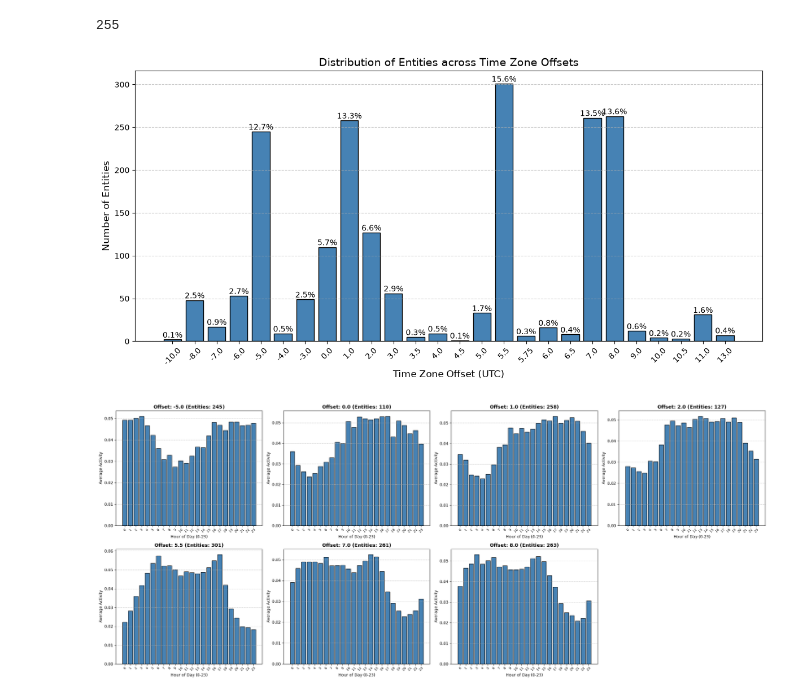
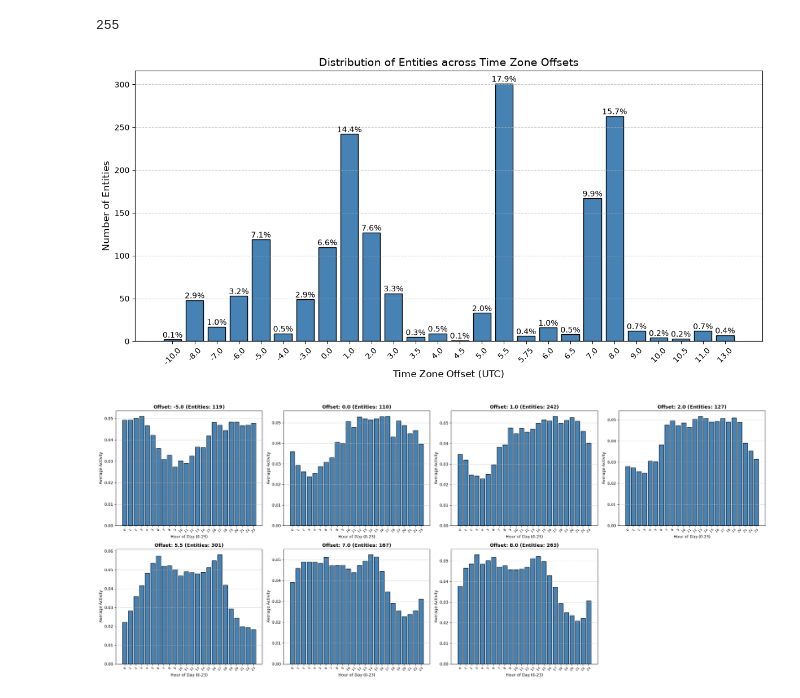
Before and after one commit to MatejDuk/btc_timezone_analysis, a Jupyter notebook: data_preprocessing/data_preprocessing.ipynb, the cells around one changed output. Saved outputs shown, nothing was run; the diff lists cells and outputs as text; code cells hidden in the pictures.

```diff
--- a/data_preprocessing/data_preprocessing.ipynb
+++ b/data_preprocessing/data_preprocessing.ipynb
@@ -290,6 +290,8 @@ db_final[db_final["mempool_entry_time"] >= "2022-02-27 21:09:19"].head()
 | 223 | 00199e8085e1d4a3349f2fafc60dbab9c... | 0 | 1GxAQsMTJf79Pxy7n3LTfZTDoJnhSYJ2FX | 2023-11-02 00:39:02 | 10.055118 | 1 | 2 | 0.011367 | Entity 4766 | ... |
 | 241 | 001caadfc549493dc4a88541940627a71... | 0 | 15X6dXyBBhEAUnzzuSKbRjCVhXG5jGpRSv | 2022-03-31 15:14:19 | 9.696237 | 2 | 2 | 0.046754 | Entity 661 | ... |
 | 343 | 002247ed71040442bcdf7d1f88c8d6266... | 0 | bc1qtuy8xfnap6l92288zmvgdmea2qmcm... | 2026-07-19 18:20:13 | 3.406475 | 1 | 3 | 0.010939 | Entity 2057 | ... |
+# %%
+db_final["summer_time"] = db_final["time_adjusted"].dt.month.between(4, 10).astype("int8")
 # %%
 len(db_final[db_final["mempool_entry_time"] >= "2022-02-27 21:09:19"])
 # %% [output]
@@ -439,0 +479,25 @@ df_wide.head()
+# %%
+# 1. Isolate the columns we need and pivot them side-by-side
+dst_pivot = table_summer_winter.pivot(
+    index="entity",
+    columns="summer_time",
+    values="min_5h_activity"
+)
+
+# 2. Drop users who do not have both summer (1) and winter (0) data
+dst_pivot = dst_pivot.dropna()
+
+# 3. Calculate the raw difference (Winter - Summer)
+dst_pivot["dst_shift"] = dst_pivot[0] - dst_pivot[1]
+
+# 4. Apply vectorized circular correction to handle midnight crossing
+dst_pivot.loc[dst_pivot["dst_shift"] > 12, "dst_shift"] -= 24
+dst_pivot.loc[dst_pivot["dst_shift"] < -12, "dst_shift"] += 24
+
+# 5. Clean up the final dataframe to merge back into your main feature set
+dst_features = dst_pivot[["dst_shift"]].reset_index()
+
+# Rename the column for clarity
+dst_features.columns.name = None
+
+dst_features.head()
@@ -442,6 +513,8 @@ table = table.merge(df_wide[["entity",
                              "0_weekday", "1_weekday", "2_weekday", "3_weekday", "4_weekday", "5_weekday", "6_weekday", "7_weekday", "8_weekday", "9_weekday", "10_weekday", "11_weekday", "12_weekday", "13_weekday", "14_weekday", "15_weekday", "16_weekday", "17_weekday", "18_weekday", "19_weekday", "20_weekday", "21_weekday", "22_weekday", "23_weekday",
                              "0_weekend", "1_weekend", "2_weekend", "3_weekend", "4_weekend", "5_weekend", "6_weekend", "7_weekend", "8_weekend", "9_weekend", "10_weekend", "11_weekend", "12_weekend", "13_weekend", "14_weekend", "15_weekend", "16_weekend", "17_weekend", "18_weekend", "19_weekend", "20_weekend", "21_weekend", "22_weekend", "23_weekend",
                              "total_weekday", "total_weekend"]], how = "left", on = "entity")
+# %%
+table = table.merge(dst_features, on = "entity", how = "left")
 # %%
 table.head()
 # %% [output]
@@ -466,10 +539,10 @@ len(table[table["is_regional_location"] == 1])
 255
 # %%
 # 1. Count the occurrences of each offset
-offset_counts = table['offset'].value_counts().sort_index()
+offset_counts = table[table["is_regional_location"] == 0]['offset'].value_counts().sort_index()
 
 # Calculate the total number of entities to compute percentages
-total_entities = len(table)
+total_entities = len(table[table["is_regional_location"] == 0])
 
 # 2. Set up the visualization using subplots for easier annotation control
 fig, ax = plt.subplots(figsize=(12, 6))
@@ -478,33 +551,33 @@ fig, ax = plt.subplots(figsize=(12, 6))
 bars = ax.bar(offset_counts.index.astype(str), offset_counts.values, color='steelblue', edgecolor='black')
 
 # 3. Add the percentage labels on top of the columns
 for bar in bars:
     count = bar.get_height()
     percentage = (count / total_entities) * 100
 
     # Place the text centered above each bar
     ax.text(
         bar.get_x() + bar.get_width() / 2,  # X position: middle of the bar
         count,                              # Y position: top of the bar
         f'{percentage:.1f}%',               # Text: formatted to 1 decimal place
         ha='center',                        # Horizontally center the text
         va='bottom',                        # Vertically align to the bottom of the text bounding box
         fontsize=10
     )
 
 # 4. Add formatting and labels tailored to the data
 plt.title('Distribution of Entities across Time Zone Offsets', fontsize=14)
 plt.xlabel('Time Zone Offset (UTC)', fontsize=12)
 plt.ylabel('Number of Entities', fontsize=12)
 
 # Rotate the labels slightly in case the offset names get crowded
 plt.xticks(rotation=45)
 plt.grid(axis='y', linestyle='--', alpha=0.7)
 
 # 5. Render the graph
 plt.tight_layout()
 plt.show()
 # %% [output]
-[figure, old version]
+[figure, new version]
 # %%
 # 1. Find the top 7 largest offsets by entity count, then sort them by the offset value (smallest to largest)
```
Also changed, not shown: parts of 9 cells of this notebook, 3 other files.
